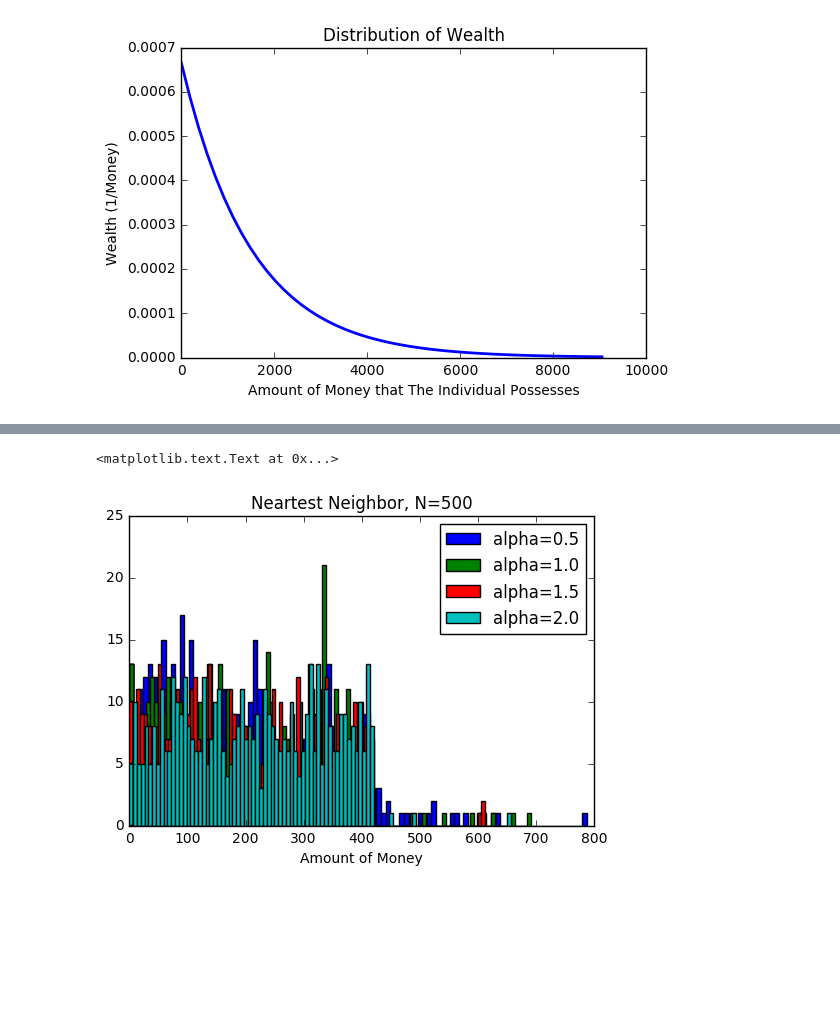
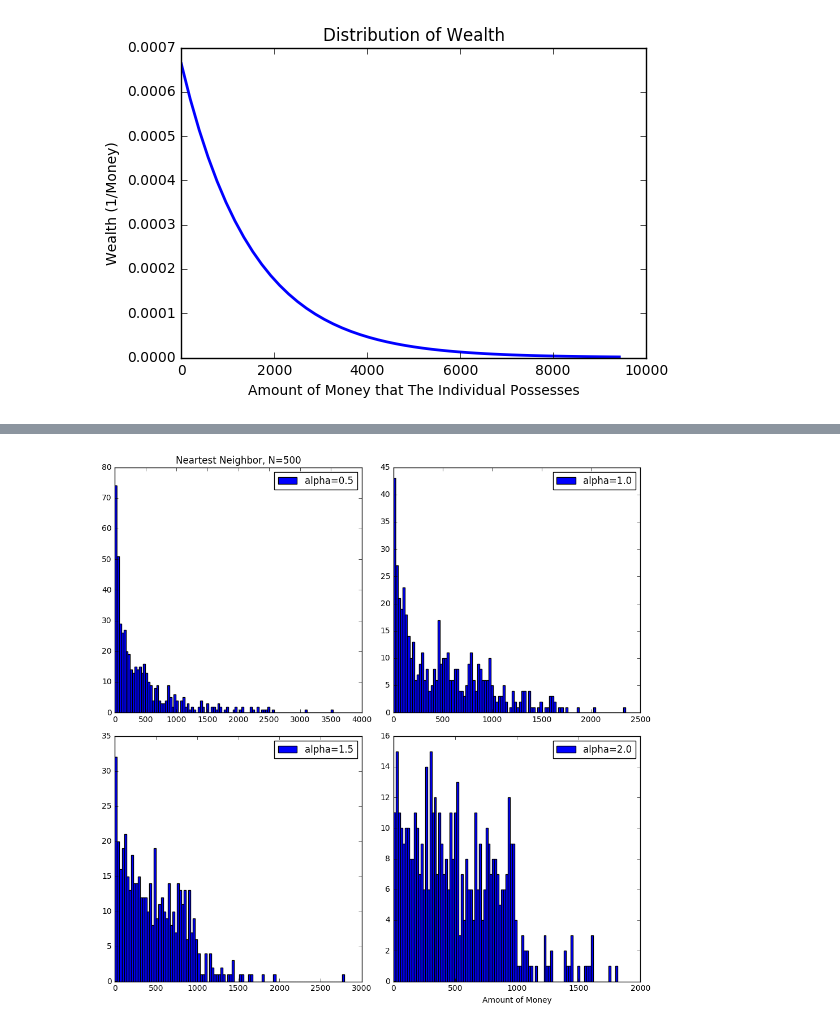
Before and after one commit to nathawkins/PHY480MSU, a Jupyter notebook: project4/src/Financial_Transactions.ipynb, the cells around one changed output, grey strips where cells are left out. Cells and saved outputs as stored; diff of their text form; code cells hidden in the pictures; blank space fills up the shorter version.

Commit message:
got all of the figures put together

```diff
--- a/project4/src/Financial_Transactions.ipynb
+++ b/project4/src/Financial_Transactions.ipynb
@@ -294,7 +316,8 @@ overlay_gauss(trial_6_2)
 def agents_diff(N, money):
     agents = np.zeros(N)
     for i in range(len(agents)):
-        agents[i] = random.randint(0,money)
+        beta = random.uniform(0,1)
+        agents[i] = beta*money
     return agents
 
 def tr_nearest(agent_array, tr_num,a):
@@ -329,20 +352,24 @@ def tr_nearest(agent_array, tr_num,a):
 
     return people
 # %%
-trial_7 = tr_nearest(agents_diff(500,420),1000, 0.5)
-trial_8 = tr_nearest(agents_diff(500,420),1000, 1.0)
-trial_9 = tr_nearest(agents_diff(500,420),1000, 1.5)
-trial_10 = tr_nearest(agents_diff(500,420),1000, 2.0)
+f, ((ax1, ax2), (ax3, ax4)) = plt.subplots(2, 2, figsize = (10,10))
+
+trial_7 = tr_nearest(agents_diff(500,1000),30000, 0.5)
+trial_8 = tr_nearest(agents_diff(500,1000),30000, 1.0)
+trial_9 = tr_nearest(agents_diff(500,1000),30000, 1.5)
+trial_10 = tr_nearest(agents_diff(500,1000),30000, 2.0)
 #trial_11 = tr_nearest(agents_diff(500,420),1000,0.7, 0)
-plt.hist(trial_7, bins=100, label='alpha=0.5')
-plt.hist(trial_8, bins=100, label='alpha=1.0')
-plt.hist(trial_9, bins=100, label='alpha=1.5')
-plt.hist(trial_10, bins=100, label='alpha=2.0')
-#plt.hist(trial_11, bins=100, label='alpha=0')
-plt.legend(loc="upper right")
-plt.title("Neartest Neighbor, N=500")
+ax1.hist(trial_7, bins=100, label='alpha=0.5')
+ax1.set_title("Neartest Neighbor, N=500")
+ax1.legend(loc="upper right")
+ax2.hist(trial_8, bins=100, label='alpha=1.0')
+ax2.legend(loc="upper right")
+ax3.hist(trial_9, bins=100, label='alpha=1.5')
+ax3.legend(loc="upper right")
+ax4.hist(trial_10, bins=100, label='alpha=2.0')
+ax4.legend(loc="upper right")
 plt.xlabel("Amount of Money")
+plt.tight_layout()
 # %% [output]
-<matplotlib.text.Text at 0x...>
-[figure, old version]
+[figure, new version]
 # %%
```
Also changed, not shown: parts of 38 cells of this notebook, 26 other files.
